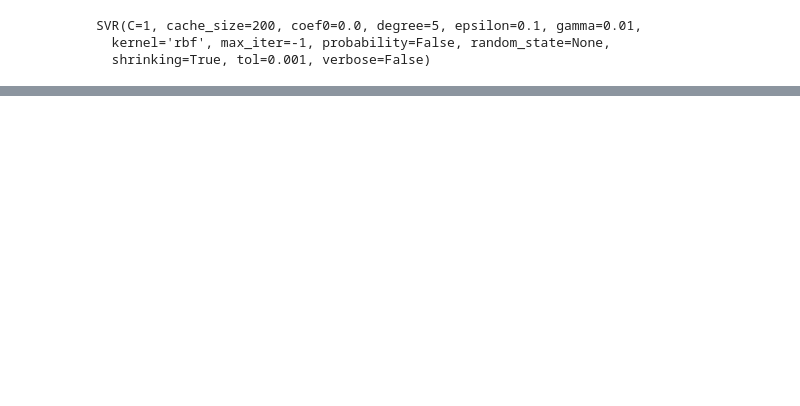
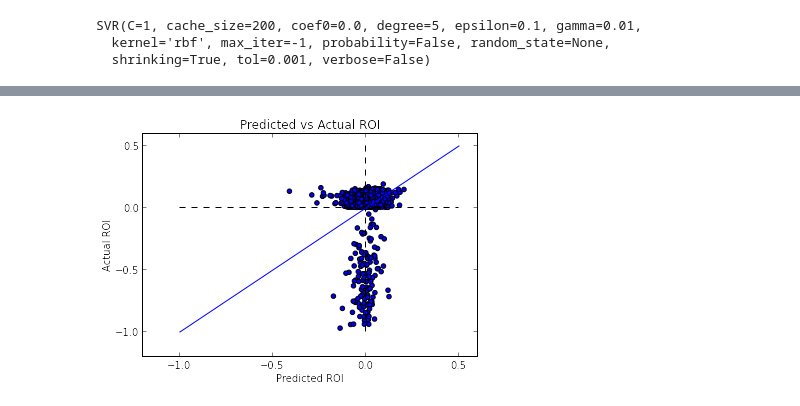
Before and after one commit to abradle2/LendingLounge, a Jupyter notebook: test.ipynb, the cells around one changed output, grey strips where cells are left out. Drawn from its saved outputs; the diff is of its cells as text; code cells hidden in the pictures; blank space fills up the shorter version.

```diff
--- a/test.ipynb
+++ b/test.ipynb
@@ -153,4 +154,4 @@ SVR(C=1, cache_size=200, coef0=0.0, degree=5, epsilon=0.1, gamma=0.01,
   kernel='rbf', max_iter=-1, probability=False, random_state=None,
   shrinking=True, tol=0.001, verbose=False)
 # %%
-prediction = clf.predict(X_train)
+prediction = clf.predict(X_test)
@@ -156,0 +162,11 @@ prediction = clf.predict(X_train)
+# %%
+plt.scatter(prediction, y_test)
+plt.plot([-1,0.5], [-1,0.5])
+plt.plot([-1,0.5], [0,0], '--', color='black')
+plt.plot([0,0], [-1,0.5], '--', color='black')
+plt.xlabel('Predicted ROI')
+plt.ylabel('Actual ROI')
+plt.title('Predicted vs Actual ROI')
+plt.show()
+# %% [output]
+[figure, added]
```
Also changed, not shown: parts of 26 cells of this notebook, 8 other files.
